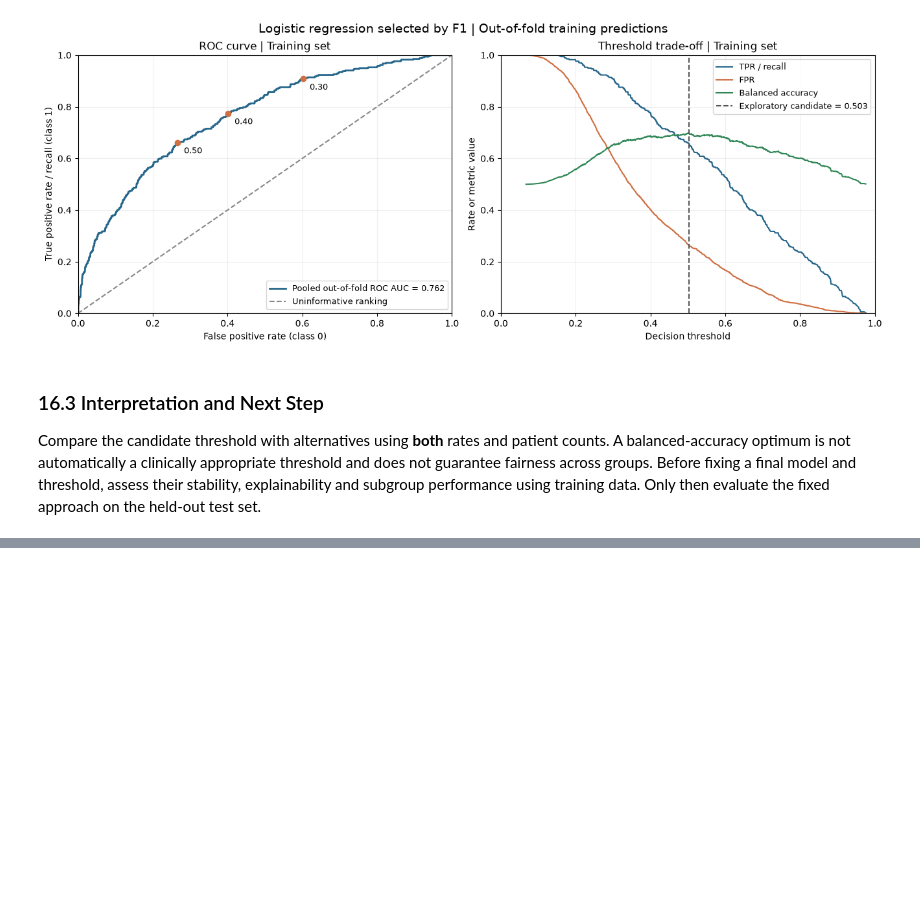
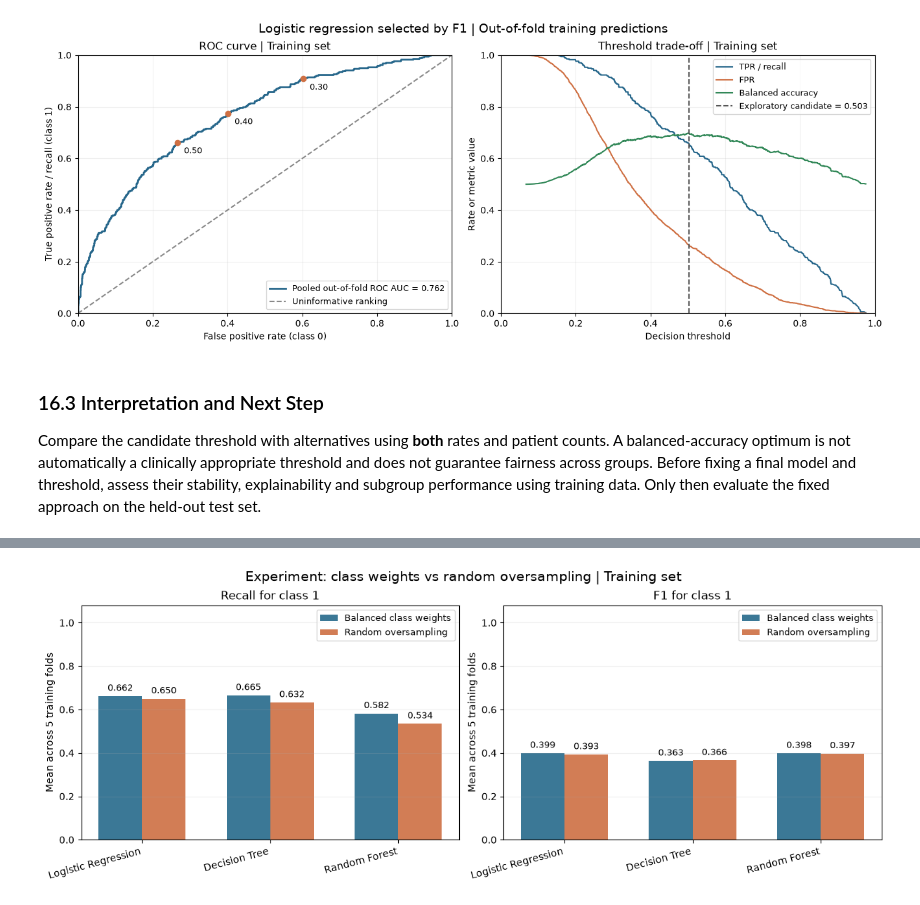
Before and after one commit to alicepelloni/progetto, a Jupyter notebook: breast_cancer.ipynb, the cells around one changed output, grey strips where cells are left out. Cells and saved outputs as stored; diff of their text form; code cells hidden in the pictures; blank space fills up the shorter version.

Commit message:
3 experiments

```diff
--- a/breast_cancer.ipynb
+++ b/breast_cancer.ipynb
@@ -1589,0 +1602,81 @@ Compare the candidate threshold with alternatives using **both** rates and patie
+# %%
+from sklearn.base import clone
+from sklearn.model_selection import cross_validate
+from imblearn.pipeline import Pipeline as SamplingPipeline
+from imblearn.over_sampling import RandomOverSampler
+
+experiment_splits = list(cv.split(X_train_model, y_train))  # Identical training/validation rows for every comparison.
+oversampling_results = []
+oversampling_errors = []
+oversampling_fold_checks = []
+for model_name, search in f1_grid_searches.items():
+    selected = search.best_estimator_
+    # Keep all selected hyperparameters fixed; compare only the balancing strategy.
+    for strategy in ["Balanced class weights", "Random oversampling"]:
+        model = clone(selected.named_steps["model"])
+        model.set_params(class_weight="balanced" if strategy == "Balanced class weights" else None)
+        steps = [("preprocessor", clone(selected.named_steps["preprocessor"]))]
+        if strategy == "Random oversampling":
+            steps.append(("oversample", RandomOverSampler(random_state=SEED)))
+        steps.append(("model", model))
+        pipeline = SamplingPipeline(steps)
+        scores = cross_validate(pipeline, X_train_model, y_train, cv=experiment_splits,
+                                scoring=scoring, return_estimator=True, error_score="raise", n_jobs=1)
+        row = {"Model": model_name, "Strategy": strategy}
+        for metric in ["Precision", "Recall", "F1", "Average precision"]:
+            row[metric] = scores[f"test_{metric}"].mean()
+        oversampling_results.append(row)
+
+        # One out-of-fold prediction per patient; sampling indices refer to training rows only.
+        predictions = np.full(len(y_train), -1, dtype=int)
+        visits = np.zeros(len(y_train), dtype=int)
+        for fold, ((train_index, validation_index), fitted) in enumerate(zip(experiment_splits, scores["estimator"]), start=1):
+            assert len(np.intersect1d(train_index, validation_index)) == 0
+            predictions[validation_index] = fitted.predict(X_train_model.iloc[validation_index])
+            visits[validation_index] += 1
+            if strategy == "Random oversampling":
+                sampled_indices = fitted.named_steps["oversample"].sample_indices_
+                original = y_train.iloc[train_index]
+                resampled = original.iloc[sampled_indices]
+                assert np.max(sampled_indices) < len(train_index)
+                assert (resampled == 0).sum() == (resampled == 1).sum()
+                if model_name == "Logistic Regression":
+                    oversampling_fold_checks.append({"Fold": fold,
+                        "Class 0 before": int((original == 0).sum()), "Class 1 before": int((original == 1).sum()),
+                        "Class 0 after": int((resampled == 0).sum()), "Class 1 after": int((resampled == 1).sum()),
+                        "Validation patients unchanged": len(validation_index)})
+        assert (visits == 1).all()
+        tn, fp, fn, tp = confusion_matrix(y_train, predictions, labels=[0, 1]).ravel()
+        oversampling_errors.append({"Model": model_name, "Strategy": strategy,
+                                    "True positives": tp, "False negatives": fn,
+                                    "False positives": fp, "True negatives": tn})
+
+oversampling_metrics = pd.DataFrame(oversampling_results)
+oversampling_error_counts = pd.DataFrame(oversampling_errors)
+print("Mean metrics across five training folds:")
+display(oversampling_metrics.round(3))
+print("Pooled out-of-fold error counts at the default threshold:")
+display(oversampling_error_counts)
+print("Training-fold sampling check; validation patients were not resampled:")
+display(pd.DataFrame(oversampling_fold_checks))
+
+fig, axes = plt.subplots(1, 2, figsize=(12, 4.5), layout="constrained")
+model_order = list(f1_grid_searches)
+positions = np.arange(len(model_order))
+width = 0.34
+for ax, metric in zip(axes, ["Recall", "F1"]):
+    for offset, strategy, color in [(-width / 2, "Balanced class weights", "#3b7896"),
+                                    (width / 2, "Random oversampling", "#d27d55")]:
+        values = oversampling_metrics[oversampling_metrics["Strategy"] == strategy].set_index("Model").loc[model_order, metric]
+        bars = ax.bar(positions + offset, values, width, label=strategy, color=color)
+        for bar, value in zip(bars, values):
+            ax.text(bar.get_x() + bar.get_width() / 2, value + 0.015, f"{value:.3f}", ha="center", va="bottom", fontsize=9)
+    ax.set_xticks(positions, model_order, rotation=15, ha="right")
+    ax.set_ylim(0, 1.08)
+    ax.set_ylabel("Mean across 5 training folds")
+    ax.set_title(metric + " for class 1")
+    ax.grid(axis="y", alpha=0.2)
+    ax.legend(fontsize=9)
+fig.suptitle("Experiment: class weights vs random oversampling | Training set", fontsize=14)
+plt.show()
+# %% [output]
@@ -1589,0 +1706 @@ Compare the candidate threshold with alternatives using **both** rates and patie
+[figure, added]
```
Also changed, not shown: parts of 18 cells of this notebook.
